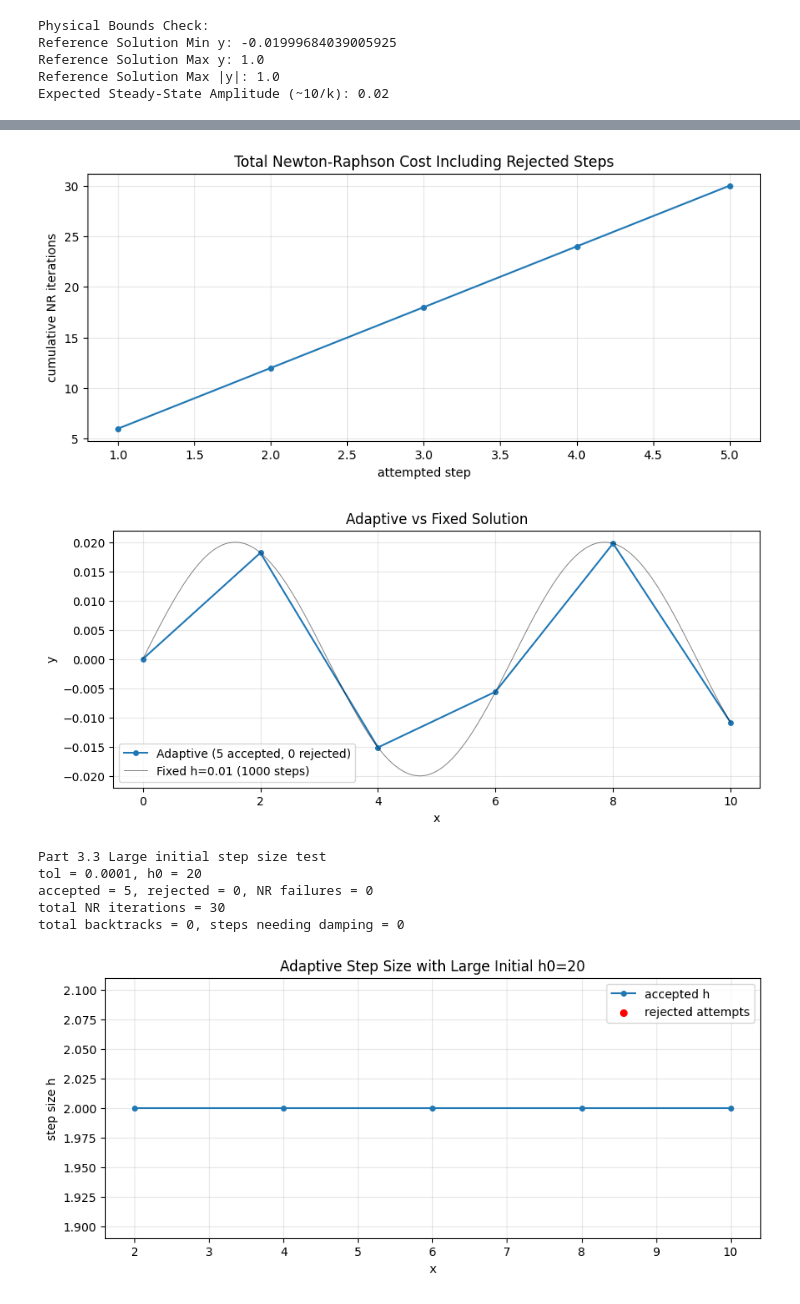
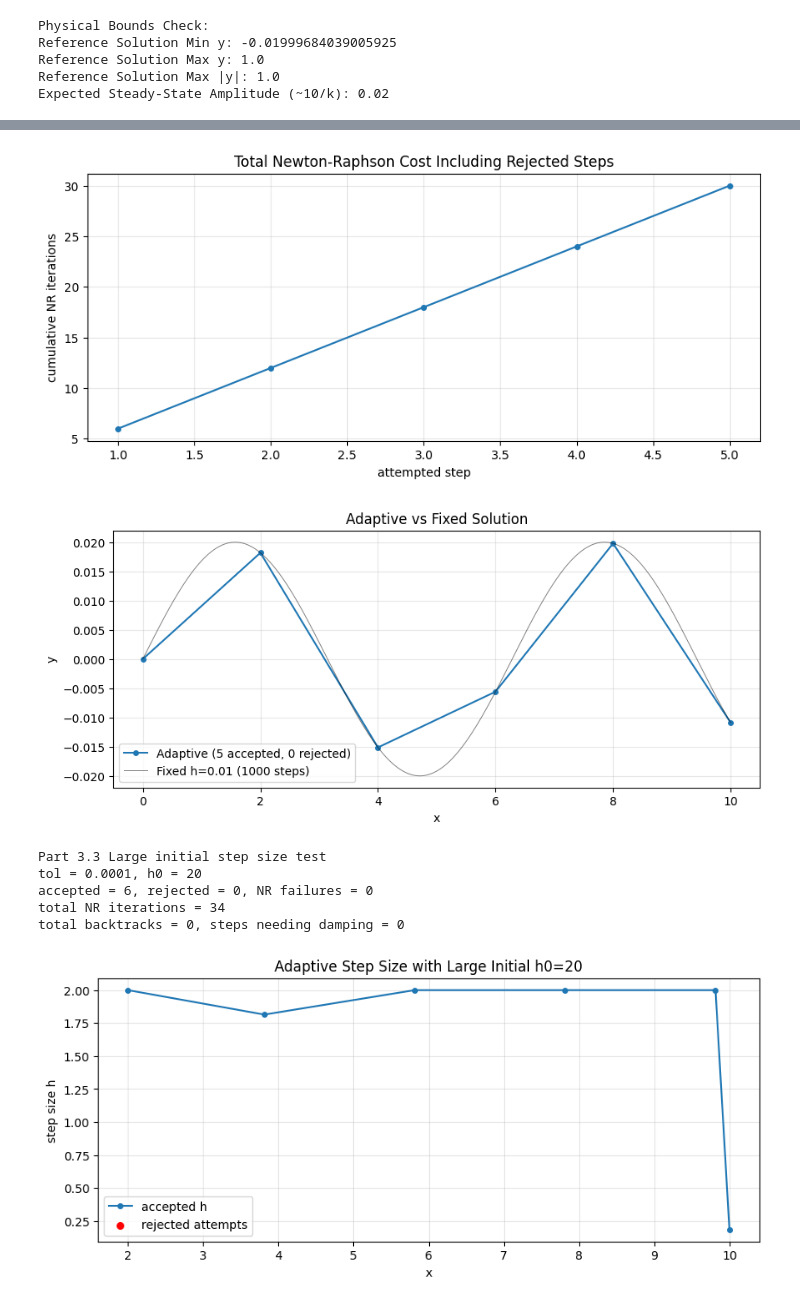
Before and after one commit to SkywardSyntax/coe311k, a Jupyter notebook: FinalProject/FinalProject.ipynb, the cells around one changed output, grey strips where cells are left out. Cells and saved outputs as stored; diff of their text form; code cells hidden in the pictures.

```diff
--- a/FinalProject/FinalProject.ipynb
+++ b/FinalProject/FinalProject.ipynb
@@ -745,7 +749,12 @@ Overall, I learned that it's important to consider your system dyanmics when des
 import numpy as np
 import matplotlib.pyplot as plt
 
+# Damped Newton-Raphson solver for the Backward Euler residual.
+# Solves g(y) = y - y_n - h*f(y, t_{n+1}) = 0 where f is our nonlinear ODE RHS.
+# When damping is on, we backtrack alpha (halving each time) until the residual
+# actually decreases, which keeps things stable for aggressive step sizes.
 def DampedNewtonRaphson(y_n, x_next, stepSize, k,c, tol=1e-6, max_iter=20, alpha_min=1e-4, y0=None, damping=True):
+    # initial guess defaults to the previous state if not provided
     y = y_n if y0 is None else y0
     iters = 0
     total_backtracks = 0
@@ -754,35 +763,43 @@ def DampedNewtonRaphson(y_n, x_next, stepSize, k,c, tol=1e-6, max_iter=20, alpha
     converged = False
     line_search_failed = False
 
+    # tracking history for plotting/diagnostics later
     residual_history = []
     alpha_history = []
     backtrack_history = []
 
     for j in range(max_iter):
+        # residual g(y) for the implicit Backward Euler equation
         g = y - y_n - stepSize * ((-k/c) * y - y**2 + (1/c) * 10*np.sin(x_next))
         residual_history.append(abs(g))
 
+        # converged if residual is below tolerance
         if abs(g) < tol:
             converged = True
             break
 
+        # Jacobian g'(y) = 1 + h*k/c + 2*h*y
         g_prime = 1 - stepSize * (-k/c - 2*y)
         if abs(g_prime) < 1e-15:
             break
 
+        # full Newton step direction
         delta = -g/g_prime
 
         alpha = 1.0
         backtracks = 0
 
+        # backtracking line search: shrink alpha until residual decreases
         if damping:
             while True:
                 y_trial = y + alpha*delta
                 g_trial = y_trial - y_n - stepSize * ((-k/c) * y_trial - y_trial**2 + (1/c) * 10*np.sin(x_next))
 
+                # found a step that reduces residual, accept it
                 if abs(g_trial) < abs(g):
                     break
 
+                # alpha got too small, give up on this iteration
                 if alpha <= alpha_min:
                     line_search_failed = True
                     break
@@ -796,6 +813,7 @@ def DampedNewtonRaphson(y_n, x_next, stepSize, k,c, tol=1e-6, max_iter=20, alpha
                 backtrack_history.append(backtracks)
                 break
 
+        # flag whether damping was actually needed for this step
         if backtracks > 0:
             damping_used = True
 
@@ -805,15 +823,18 @@ def DampedNewtonRaphson(y_n, x_next, stepSize, k,c, tol=1e-6, max_iter=20, alpha
         alpha_history.append(alpha)
         backtrack_history.append(backtracks)
 
+        # apply the (possibly damped) Newton update
         y = y + alpha*delta
         iters += 1
 
+        # quick check after update in case we hit tolerance
         g_new = y - y_n - stepSize * ((-k/c) * y - y**2 + (1/c) * 10*np.sin(x_next))
         if abs(g_new) < tol:
             residual_history.append(abs(g_new))
             converged = True
             break
 
+    # bundle up everything for the caller
     info = {
         "residuals": np.array(residual_history),
         "alphas": np.array(alpha_history),
@@ -824,11 +845,17 @@ def DampedNewtonRaphson(y_n, x_next, stepSize, k,c, tol=1e-6, max_iter=20, alpha
     return y, iters, total_backtracks, final_alpha, damping_used, converged, info
 
 
+# Adaptive Backward Euler with step doubling for local error estimation.
+# At each attempted step we compute (1) one full step of size h and
+# (2) two half-steps of size h/2, then estimate error from their difference.
+# Accept if err <= tol, otherwise shrink h and retry.
 def AdaptiveBackwardEuler(h0, tol, k,c, y_init, x_end=10.0, h_min=1e-6, h_max=1.0, safety=0.9):
+    # accepted trajectory
     x_vals = [0.0]
     y_vals = [y_init]
     h_history = []
 
+    # everything we attempted (including rejected) for diagnostic plots
     h_attempts = []
     x_attempts = []
     err_history = []
@@ -836,6 +863,7 @@ def AdaptiveBackwardEuler(h0, tol, k,c, y_init, x_end=10.0, h_min=1e-6, h_max=1.
     iter_history = []
     backtrack_step_history = []
 
+    # running counters
     accepted = 0
     rejected = 0
     nr_failures = 0
@@ -845,18 +873,23 @@ def AdaptiveBackwardEuler(h0, tol, k,c, y_init, x_end=10.0, h_min=1e-6, h_max=1.
 
     h = h0
     while x_vals[-1] < x_end:
+        # clamp h to the allowed range
         h = max(h_min, min(h_max, h))
 
+        # don't overshoot the end of the integration interval
         if x_vals[-1] + h > x_end:
             h = x_end - x_vals[-1]
 
         x_n = x_vals[-1]
         y_n = y_vals[-1]
 
+        # solve once with full step h
         y_h, n1, b1, _, d1, c1, _ = DampedNewtonRaphson(y_n, x_n + h, h, k,c)
+        # then twice with half steps to get the more accurate "ground truth"
         y_half, n2, b2, _, d2, c2, _ = DampedNewtonRaphson(y_n, x_n + h/2, h/2, k,c)
         y_h2, n3, b3, _, d3, c3, _ = DampedNewtonRaphson(y_half, x_n + h, h/2, k,c)
 
+        # cost accounting: each attempt does 3 NR solves
         step_iters = n1 + n2 + n3
         step_backtracks = b1 + b2 + b3
 
@@ -871,6 +904,7 @@ def AdaptiveBackwardEuler(h0, tol, k,c, y_init, x_end=10.0, h_min=1e-6, h_max=1.
         iter_history.append(step_iters)
         backtrack_step_history.append(step_backtracks)
 
+        # if any of the three NR solves failed to converge, reject and shrink h hard
         if not (c1 and c2 and c3):
             nr_failures += 1
             rejected += 1
@@ -884,14 +918,18 @@ def AdaptiveBackwardEuler(h0, tol, k,c, y_init, x_end=10.0, h_min=1e-6, h_max=1.
 
             continue
 
+        # local error estimate from step doubling
         err = abs(y_h2 - y_h)
         err_history.append(err)
 
+        # PI-style step size update; sqrt because Backward Euler is order 1
+        # so local error scales like h^2
         eps = 1e-14
         h_new = h * np.sqrt(tol / (err + eps))
         h_new = max(h_min, min(h_max, safety * h_new))
 
         if err <= tol:
+            # accept the more accurate (half-step) solution
             x_vals.append(x_n + h)
             y_vals.append(y_h2)
             h_history.append(h)
@@ -901,6 +939,7 @@ def AdaptiveBackwardEuler(h0, tol, k,c, y_init, x_end=10.0, h_min=1e-6, h_max=1.
 
             h = h_new
         else:
+            # reject and try again with the smaller h
             rejected += 1
             accepted_flags.append(False)
 
@@ -927,11 +966,13 @@ def AdaptiveBackwardEuler(h0, tol, k,c, y_init, x_end=10.0, h_min=1e-6, h_max=1.
     return np.array(x_vals), np.array(y_vals), np.array(h_history), stats
 
 
+# Plain Backward Euler with a fixed step size, used as the comparison baseline
 def BackwardEulerFixed(h, k,c,y_init):
     x_vals = np.arange(0, 10+h, h)
     y_vals = np.array([y_init])
     iter_counts = []
 
+    # march forward one step at a time, calling NR for each implicit solve
     for i in range(x_vals.shape[0]-1):
         y_next, n, _, _, _, _, _ = DampedNewtonRaphson(y_vals[i], x_vals[i+1], h, k,c)
         y_vals = np.append(y_vals, y_next)
@@ -940,6 +981,9 @@ def BackwardEulerFixed(h, k,c,y_init):
     return x_vals, y_vals, np.array(iter_counts)
 
 
+# Setup for the Damped vs Undamped NR comparison.
+# We deliberately pick a starting guess near the parabola's vertex to make
+# the undamped version misbehave, so the benefit of damping is visible.
 h_test = 5.0
 x_test = 0.1
 y_n_test = 0.0
@@ -948,11 +992,13 @@ nr_demo_max_iter = 8
 y_vertex = -((1 + h_test*k/c)/(2*h_test))
 y0_bad = y_vertex + 0.5
 
+# undamped run: full Newton steps every iteration
 y_u, n_u, b_u, a_u, d_u, c_u, info_u = DampedNewtonRaphson(
     y_n_test, x_test, h_test, k,c,
     max_iter=nr_demo_max_iter, y0=y0_bad, damping=False
 )
 
+# damped run: same setup but with backtracking line search
 y_d, n_d, b_d, a_d, d_d, c_d, info_d = DampedNewtonRaphson(
     y_n_test, x_test, h_test, k,c,
     max_iter=nr_demo_max_iter, y0=y0_bad, damping=True
@@ -968,6 +1014,7 @@ print(info_d["backtracks"])
 print("Alpha per NR iteration:")
 print(info_d["alphas"])
 
+# residual convergence: damped should drop faster / not blow up
 plt.figure(figsize=(10,4))
 plt.semilogy(info_u["residuals"], "o-", label="Undamped NR")
 plt.semilogy(info_d["residuals"], "o-", label="Damped NR")
@@ -978,6 +1025,7 @@ plt.legend()
 plt.grid(True, alpha=0.3)
 plt.show()
 
+# how many backtracks each iteration needed (mostly the first)
 plt.figure(figsize=(10,4))
 plt.bar(np.arange(1, len(info_d["backtracks"])+1), info_d["backtracks"])
 plt.xlabel("NR iteration")
@@ -986,6 +1034,7 @@ plt.title("Backtracking Steps per Damped NR Iteration")
 plt.grid(True, alpha=0.3)
 plt.show()
 
+# the actual alpha values used after backtracking
 plt.figure(figsize=(10,4))
 plt.plot(np.arange(1, len(info_d["alphas"])+1), info_d["alphas"], "o-")
 plt.yscale("log")
@@ -996,6 +1045,7 @@ plt.grid(True, alpha=0.3)
 plt.show()
 
 
+# Adaptive Backward Euler with a moderate tolerance and starting step
 tol_target = 1e-4
 h0_start = 2.0
 h_min_val = 1e-6
@@ -1015,6 +1065,7 @@ print("total backtracks = " + str(stats["total_backtracks"]) + ", steps needing
 
 accepted_mask = stats["accepted_flags"]
 
+# step size over time: small during transient, grows during smooth region
 plt.figure(figsize=(10,4))
 plt.plot(x_a[1:], h_hist, "o-", markersize=4, label="accepted h")
 plt.scatter(stats["x_attempts"][~accepted_mask], stats["h_attempts"][~accepted_mask],
@@ -1026,6 +1077,7 @@ plt.legend()
 plt.grid(True, alpha=0.3)
 plt.show()
 
+# error estimate per attempted step, with the tolerance line for reference
 plt.figure(figsize=(10,4))
 good_err = np.isfinite(stats["err_history"])
 plt.semilogy(np.arange(1, len(stats["err_history"])+1)[good_err],
@@ -1038,6 +1090,7 @@ plt.legend()
 plt.grid(True, alpha=0.3)
 plt.show()
 
+# NR cost per step (one bar per attempt)
 plt.figure(figsize=(10,4))
 plt.plot(np.arange(1, len(stats["iter_history"])+1), stats["iter_history"], "o-", markersize=4)
 plt.xlabel("attempted step")
@@ -1046,6 +1099,7 @@ plt.title("Newton-Raphson Cost per Adaptive Attempt")
 plt.grid(True, alpha=0.3)
 plt.show()
 
+# cumulative NR cost, including rejected attempts (the honest accounting)
 plt.figure(figsize=(10,4))
 plt.plot(np.arange(1, len(stats["iter_history"])+1), np.cumsum(stats["iter_history"]), "o-", markersize=4)
 plt.xlabel("attempted step")
@@ -1054,6 +1108,7 @@ plt.title("Total Newton-Raphson Cost Including Rejected Steps")
 plt.grid(True, alpha=0.3)
 plt.show()
 
+# adaptive vs fixed h=0.01 trajectory comparison
 plt.figure(figsize=(10,4))
 plt.plot(x_a, y_a, "o-", markersize=4, label="Adaptive (" + str(stats["accepted"]) + " accepted, " + str(stats["rejected"]) + " rejected)")
 xf, yf, _ = BackwardEulerFixed(0.01, k,c,0)
@@ -1066,10 +1121,12 @@ plt.grid(True, alpha=0.3)
 plt.show()
 
 
+# Robustness test 1: start with a ridiculously large h0 to see if the
+# controller can recover and shrink h to something reasonable
 h0_large = 20
 
 x_l, y_l, h_hist_l, stats_l = AdaptiveBackwardEuler(
-    h0=h0_large, tol=tol_target, k=k, c=c, y_init=0,
+    h0=h0_large, tol=tol_target, k=k, c=c, y_init=1,
     h_min=h_min_val, h_max=h_max_val
 )
 
@@ -1082,6 +1139,7 @@ print("total backtracks = " + str(stats_l["total_backtracks"]) + ", steps needin
 
 accepted_mask_l = stats_l["accepted_flags"]
 
+# step size plot for the large-h0 run, expect a bunch of rejections at start
 plt.figure(figsize=(10,4))
 plt.plot(x_l[1:], h_hist_l, "o-", markersize=4, label="accepted h")
 plt.scatter(stats_l["x_attempts"][~accepted_mask_l], stats_l["h_attempts"][~accepted_mask_l],
@@ -1094,10 +1152,12 @@ plt.grid(True, alpha=0.3)
 plt.show()
 
 
+# Robustness test 2: tighten the tolerance and see if the controller
+# automatically picks smaller steps everywhere to meet it
 tol_tight = 1e-8
 
 x_t, y_t, h_hist_t, stats_t = AdaptiveBackwardEuler(
-    h0=h0_start, tol=tol_tight, k=k, c=c, y_init=0,
+    h0=h0_start, tol=tol_tight, k=k, c=c, y_init=1,
     h_min=h_min_val, h_max=h_max_val
 )
 
@@ -1110,6 +1170,7 @@ print("total backtracks = " + str(stats_t["total_backtracks"]) + ", steps needin
 
 accepted_mask_t = stats_t["accepted_flags"]
 
+# step size plot for the tight-tolerance run, expect smaller h overall
 plt.figure(figsize=(10,4))
 plt.plot(x_t[1:], h_hist_t, "o-", markersize=4, label="accepted h")
 plt.scatter(stats_t["x_attempts"][~accepted_mask_t], stats_t["h_attempts"][~accepted_mask_t],
@@ -1119,35 +1180,48 @@ plt.ylabel("step size h")
 plt.title("Adaptive Step Size with Tight Tolerance tol=" + str(tol_tight))
 plt.legend()
 plt.grid(True, alpha=0.3)
 plt.show()
+
+
+# CITATIONS (Part 2)
+# AI
+# I used Claude Opus 4.7 to answer this prompt
+# "Please create the plots for the Adaptive vs Fixed, Damped vs Undamped, and Adaptive Error Estimate analyses"
+# It produced the code for those plots as you can see above.
+# The reason I wanted it to do this is because I didn't want to go through and make the plots look good (It didn't seem interesting to me lol)
+
+
+
+# (Normal) Sources Used:
+# https://www.w3schools.com/python/matplotlib_intro.asp
 # %% [output]
 Part 3.1 Newton-Raphson comparison
 h = 5.0, x_next = 0.1, initial guess = -2499.6
 Undamped: converged = False, iterations = 8
 Damped: converged = True, iterations = 5, total backtracks = 11
 Final alpha = 1.0, damping needed = True
 Backtracks per NR iteration:
 [11  0  0  0  0]
 Alpha per NR iteration:
 [4.8828125e-04 1.0000000e+00 1.0000000e+00 1.0000000e+00 1.0000000e+00]
 [figure]
 [figure]
 [figure]
 Part 3.2 Adaptive Backward Euler report
 tol = 0.0001, h0 = 2.0, h_min = 1e-06, h_max = 2.0
 accepted = 5, rejected = 0, NR failures = 0
 total NR iterations = 30
 total backtracks = 0, steps needing damping = 0
 [figure]
 [figure]
 [figure]
 [figure]
 [figure]
 Part 3.3 Large initial step size test
 tol = 0.0001, h0 = 20
-accepted = 5, rejected = 0, NR failures = 0
-total NR iterations = 30
+accepted = 6, rejected = 0, NR failures = 0
+total NR iterations = 34
 total backtracks = 0, steps needing damping = 0
-[figure, old version]
+[figure, new version]
 Part 3.4 Tight tolerance test
 tol = 1e-08, h0 = 2.0
```
Also changed, not shown: parts of 5 cells of this notebook, 34 other files.
